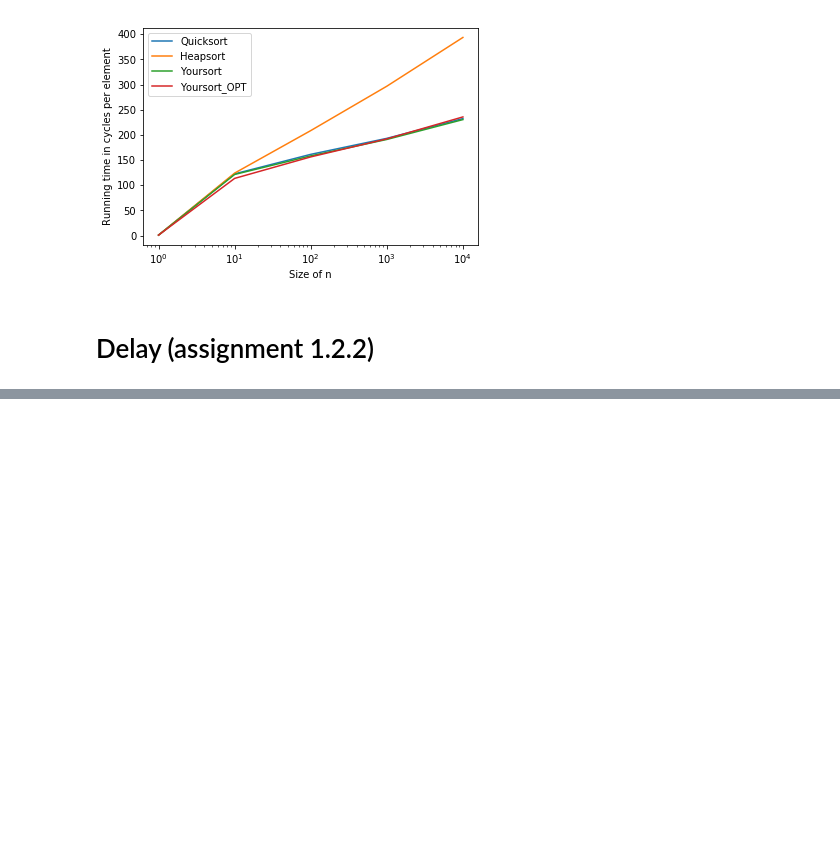
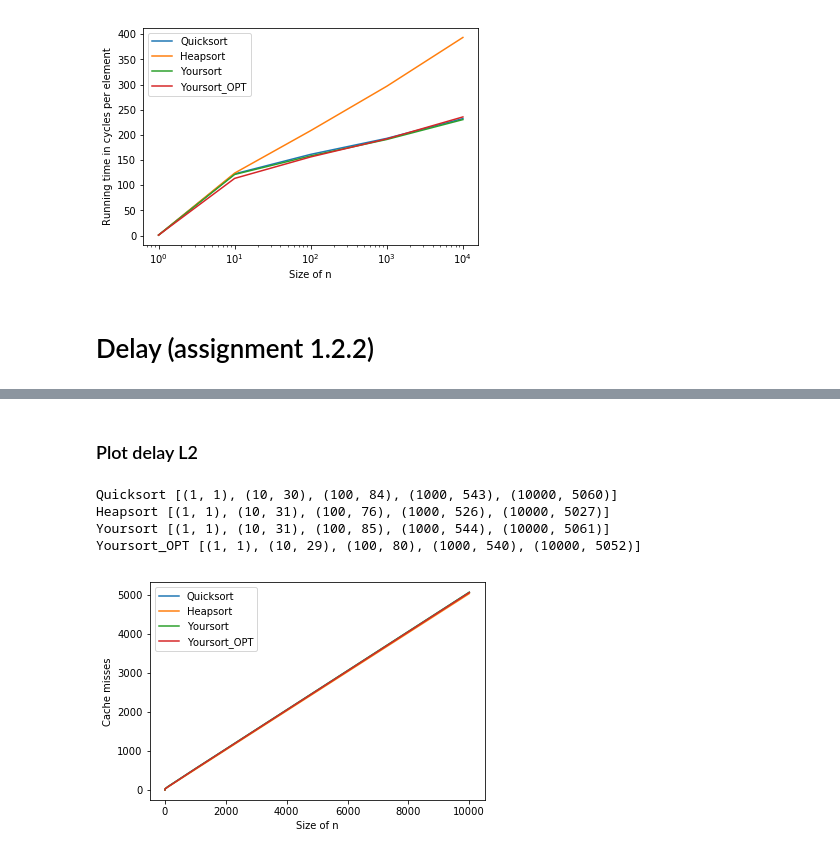
Before and after one commit to mikkelkm/compsys, a Jupyter notebook: A3/src/compsys_A3.ipynb, the cells around one changed output, grey strips where cells are left out. Cells and saved outputs as stored; diff of their text form; code cells hidden in the pictures; blank space fills up the shorter version.

```diff
--- a/A3/src/compsys_A3.ipynb
+++ b/A3/src/compsys_A3.ipynb
@@ -198,0 +303,20 @@ Heapsort : cache misses:
+# %% [markdown]
+### Plot delay L2
+# %%
+for i in range(len(L2_cache_misses_algo)):
+    algo = L2_cache_misses_algo[i]
+    name = names[i]
+    print(name, algo)
+    plt.plot(*zip(*algo), label=name)
+    plt.legend()
+    #plt.xlim([1,1e8])
+    #plt.ylim([1,20])
+    plt.xlabel('Size of n')
+    plt.ylabel('Cache misses')
+    #plt.xscale('log')
+# %% [output]
+Quicksort [(1, 1), (10, 30), (100, 84), (1000, 543), (10000, 5060)]
+Heapsort [(1, 1), (10, 31), (100, 76), (1000, 526), (10000, 5027)]
+Yoursort [(1, 1), (10, 31), (100, 85), (1000, 544), (10000, 5061)]
+Yoursort_OPT [(1, 1), (10, 29), (100, 80), (1000, 540), (10000, 5052)]
+[figure, added]
```
Also changed, not shown: parts of 6 cells of this notebook, 2 other files.
